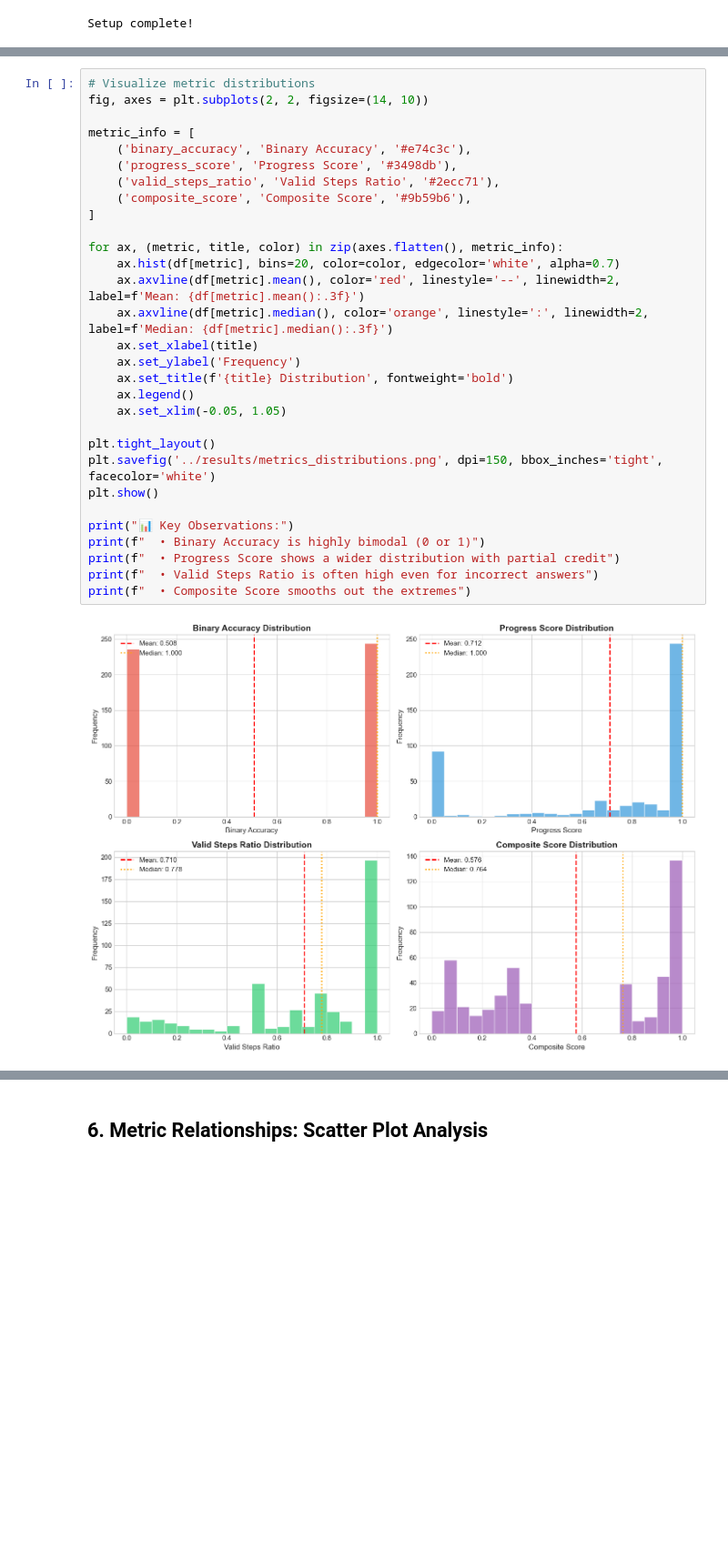
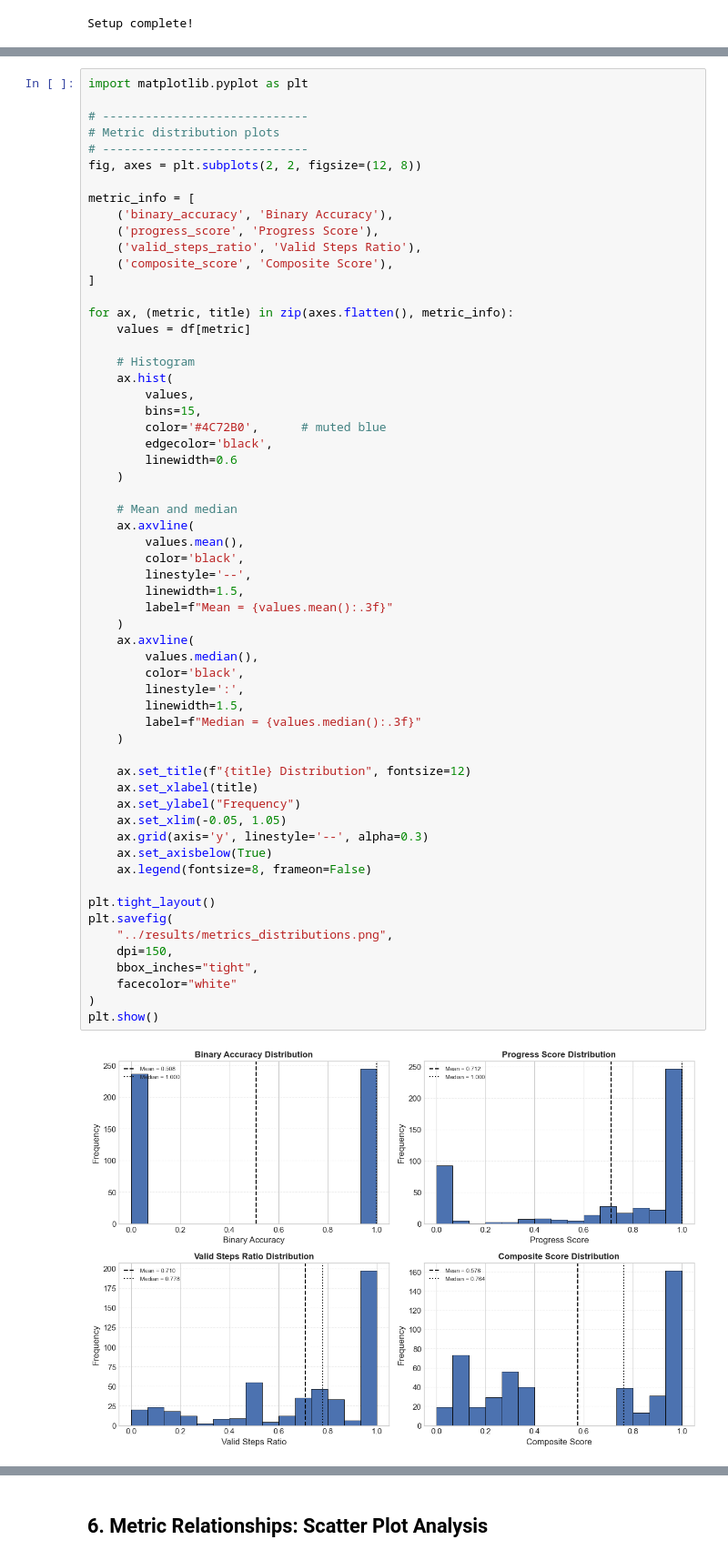
Before and after one commit to hanara2112/sed-reasoning, a Jupyter notebook: notebooks/metrics_analysis.ipynb, the cells around one changed output, grey strips where cells are left out. Shown at 91% size. Drawn from its saved outputs; the diff is of its cells as text; blank space fills up the shorter version.

```diff
--- a/notebooks/metrics_analysis.ipynb
+++ b/notebooks/metrics_analysis.ipynb
@@ -150,32 +148,61 @@ composite_score              1.000
 # %%
-# Visualize metric distributions
-fig, axes = plt.subplots(2, 2, figsize=(14, 10))
+import matplotlib.pyplot as plt
+
+# -----------------------------
+# Metric distribution plots
+# -----------------------------
+fig, axes = plt.subplots(2, 2, figsize=(12, 8))
 
 metric_info = [
-    ('binary_accuracy', 'Binary Accuracy', '#e74c3c'),
-    ('progress_score', 'Progress Score', '#3498db'),
-    ('valid_steps_ratio', 'Valid Steps Ratio', '#2ecc71'),
-    ('composite_score', 'Composite Score', '#9b59b6'),
+    ('binary_accuracy', 'Binary Accuracy'),
+    ('progress_score', 'Progress Score'),
+    ('valid_steps_ratio', 'Valid Steps Ratio'),
+    ('composite_score', 'Composite Score'),
 ]
 
-for ax, (metric, title, color) in zip(axes.flatten(), metric_info):
-    ax.hist(df[metric], bins=20, color=color, edgecolor='white', alpha=0.7)
-    ax.axvline(df[metric].mean(), color='red', linestyle='--', linewidth=2, label=f'Mean: {df[metric].mean():.3f}')
-    ax.axvline(df[metric].median(), color='orange', linestyle=':', linewidth=2, label=f'Median: {df[metric].median():.3f}')
+for ax, (metric, title) in zip(axes.flatten(), metric_info):
+    values = df[metric]
+
+    # Histogram
+    ax.hist(
+        values,
+        bins=15,
+        color='#4C72B0',      # muted blue
+        edgecolor='black',
+        linewidth=0.6
+    )
+
+    # Mean and median
+    ax.axvline(
+        values.mean(),
+        color='black',
+        linestyle='--',
+        linewidth=1.5,
+        label=f"Mean = {values.mean():.3f}"
+    )
+    ax.axvline(
+        values.median(),
+        color='black',
+        linestyle=':',
+        linewidth=1.5,
+        label=f"Median = {values.median():.3f}"
+    )
+
+    ax.set_title(f"{title} Distribution", fontsize=12)
     ax.set_xlabel(title)
-    ax.set_ylabel('Frequency')
-    ax.set_title(f'{title} Distribution', fontweight='bold')
-    ax.legend()
+    ax.set_ylabel("Frequency")
     ax.set_xlim(-0.05, 1.05)
+    ax.grid(axis='y', linestyle='--', alpha=0.3)
+    ax.set_axisbelow(True)
+    ax.legend(fontsize=8, frameon=False)
 
 plt.tight_layout()
-plt.savefig('../results/metrics_distributions.png', dpi=150, bbox_inches='tight', facecolor='white')
+plt.savefig(
+    "../results/metrics_distributions.png",
+    dpi=150,
+    bbox_inches="tight",
+    facecolor="white"
+)
 plt.show()
-
-print("📊 Key Observations:")
-print(f"  • Binary Accuracy is highly bimodal (0 or 1)")
-print(f"  • Progress Score shows a wider distribution with partial credit")
-print(f"  • Valid Steps Ratio is often high even for incorrect answers")
-print(f"  • Composite Score smooths out the extremes")
 # %% [output]
-[figure, old version]
+[figure, new version]
```
Also changed, not shown: parts of 30 cells of this notebook, 29 other files.
